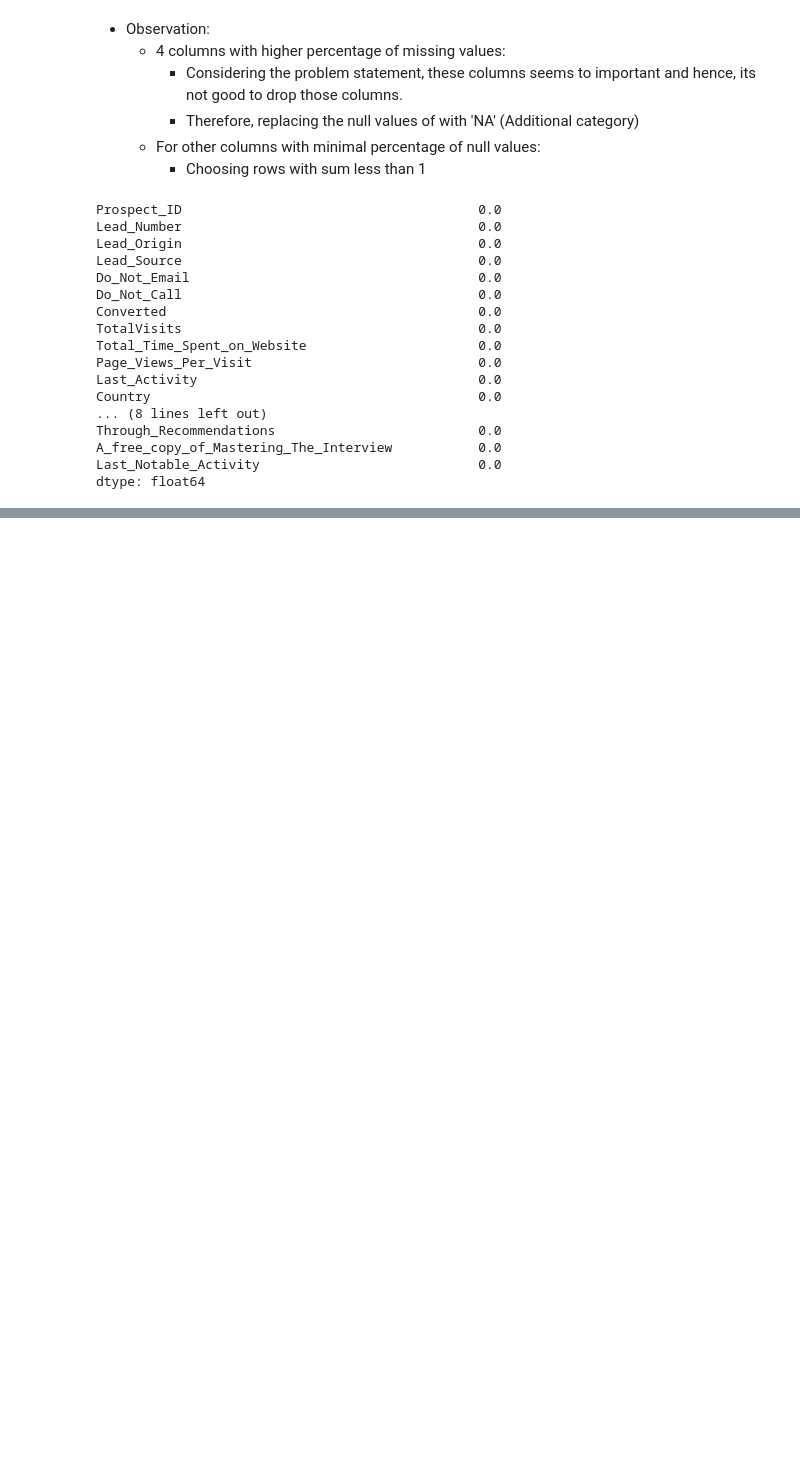
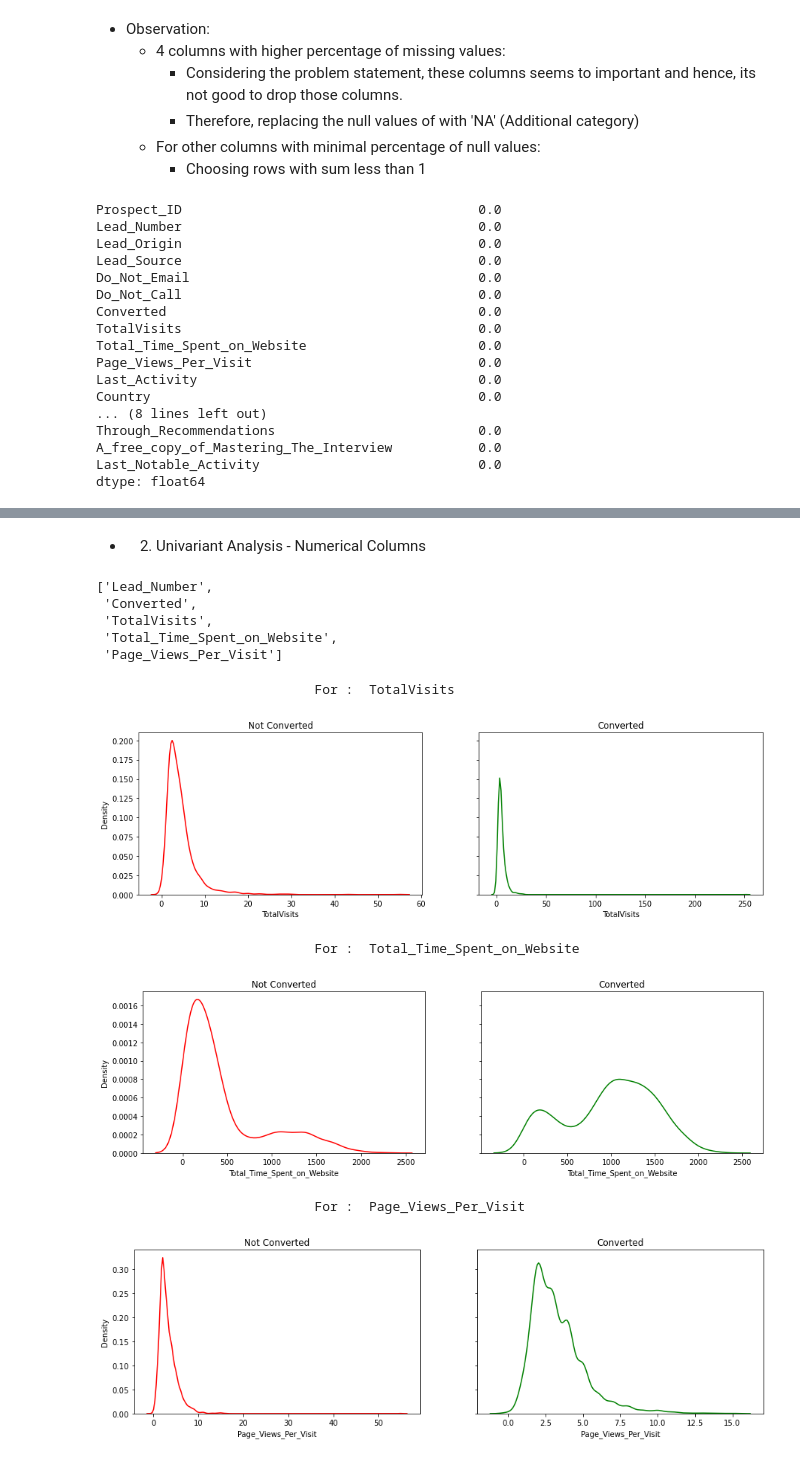
Before and after one commit to Prashik28/techeenomad_dataScience, a Jupyter notebook: Logistic Regression/PB_lead_scoring_case_study.ipynb, the cells around one changed output, grey strips where cells are left out. Saved outputs shown, nothing was run; the diff lists cells and outputs as text; code cells hidden in the pictures; blank space fills up the shorter version.

```diff
--- a/Logistic Regression/PB_lead_scoring_case_study.ipynb
+++ b/Logistic Regression/PB_lead_scoring_case_study.ipynb
@@ -280,0 +444,2 @@ dtype: float64
+# %%
+leads_df.drop(to_drop_3, axis=1, inplace=True)
@@ -280,0 +455,36 @@ dtype: float64
+# %% [markdown]
+- 2. Univariant Analysis - Numerical Columns
+# %%
+num_cols = list(leads_df.select_dtypes(include=['int64','float64']).columns)
+# %%
+num_cols
+# %% [output]
+['Lead_Number',
+ 'Converted',
+ 'TotalVisits',
+ 'Total_Time_Spent_on_Website',
+ 'Page_Views_Per_Visit']
+# %%
+#Again column 'Lead Number' is an Identifier, hence dropping it from list for analysis
+num_cols= num_cols[2:]
+# %%
+## Function to plot distribution in categorical variables
+def plot_dist(col):
+    f,(ax1,ax2) = plt.subplots(1,2,sharey=True,gridspec_kw={'width_ratios':[1,1]},figsize=(15,4))
+    print("                            For : ",i)
+    plt1=sns.distplot(df_0[col], ax=ax1,hist = False, color='Red')
+    plt1.axes.set_title('Not Converted')
+
+    plt2=sns.distplot(df_1[col], ax=ax2,hist = False, color='Green')
+    plt2.axes.set_title('Converted')
+    plt.show()
+# %%
+for i in num_cols:
+    plot_dist(i)
+# %% [output]
+                            For :  TotalVisits
+[figure, added]
+                            For :  Total_Time_Spent_on_Website
+[figure, added]
+                            For :  Page_Views_Per_Visit
+[figure, added]
```
Also changed, not shown: parts of 29 cells of this notebook.
